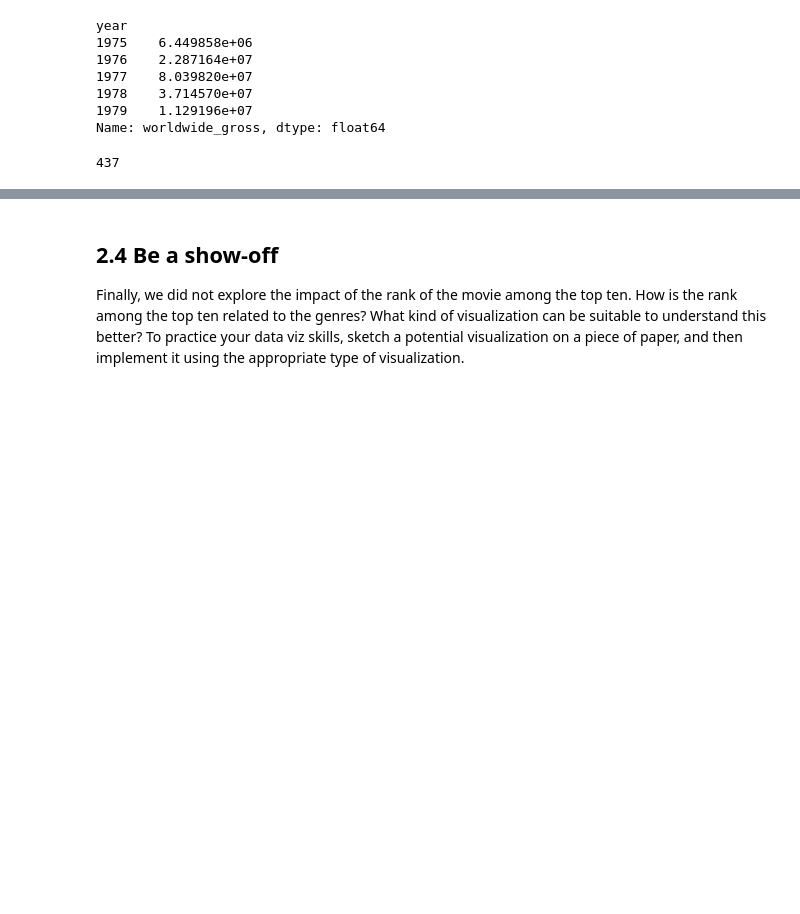
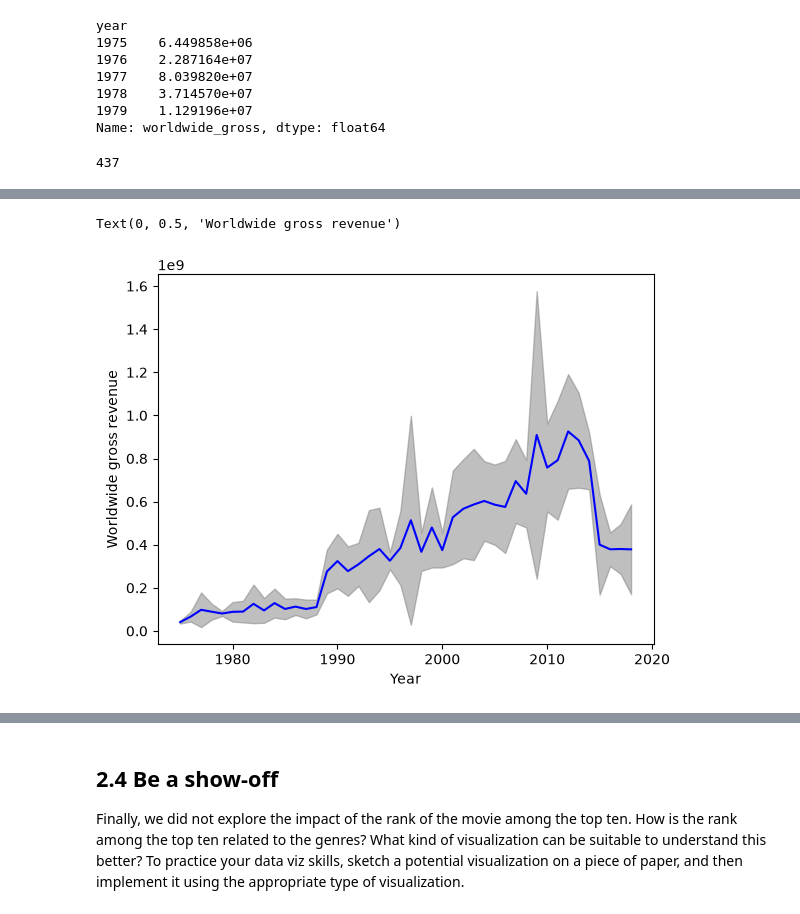
Before and after one commit to mt-tschudin/ADA2026, a Jupyter notebook: Exercises/02 - Data viz and data from the web/Becoming a DataVizard exercise.ipynb, the cells around one changed output, grey strips where cells are left out. Saved outputs shown, nothing was run; the diff lists cells and outputs as text; code cells hidden in the pictures; blank space fills up the shorter version.

```diff
--- a/Exercises/02 - Data viz and data from the web/Becoming a DataVizard exercise.ipynb
+++ b/Exercises/02 - Data viz and data from the web/Becoming a DataVizard exercise.ipynb
@@ -218 +227,10 @@ plt.errorbar(mean.index, mean, std)
+# %%
+# Write your code to make filled plot here
+plt.fill_between(mean.index, mean + std, mean - std, alpha=0.5, color = 'grey')
+plt.plot(mean.index, mean, color='blue')
+plt.xlabel('Year')
+plt.ylabel('Worldwide gross revenue')
+# %% [output]
+Text(0, 0.5, 'Worldwide gross revenue')
+[figure, added]
 # %%
```
Also changed, not shown: parts of 10 cells of this notebook, 2 other files.
